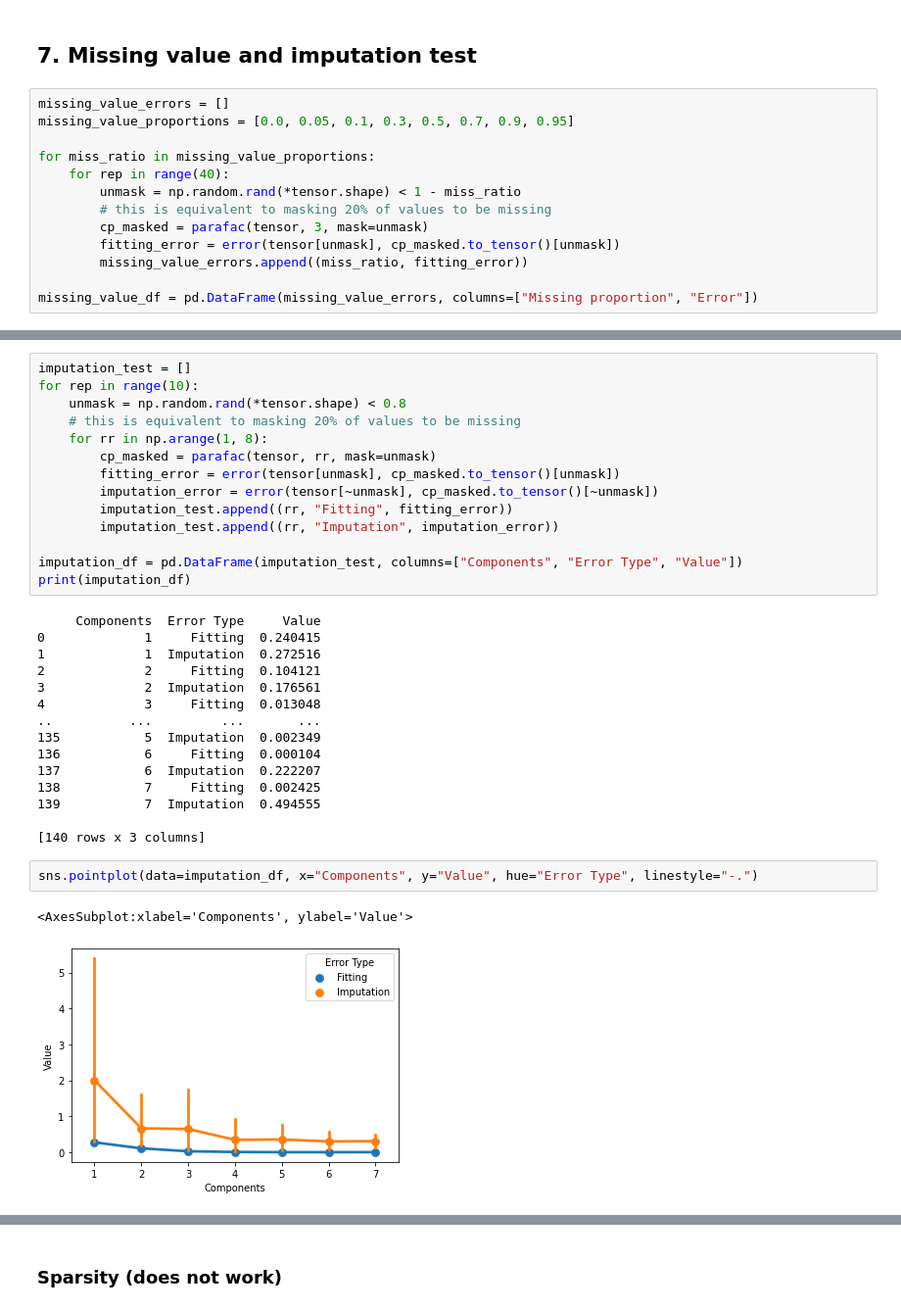
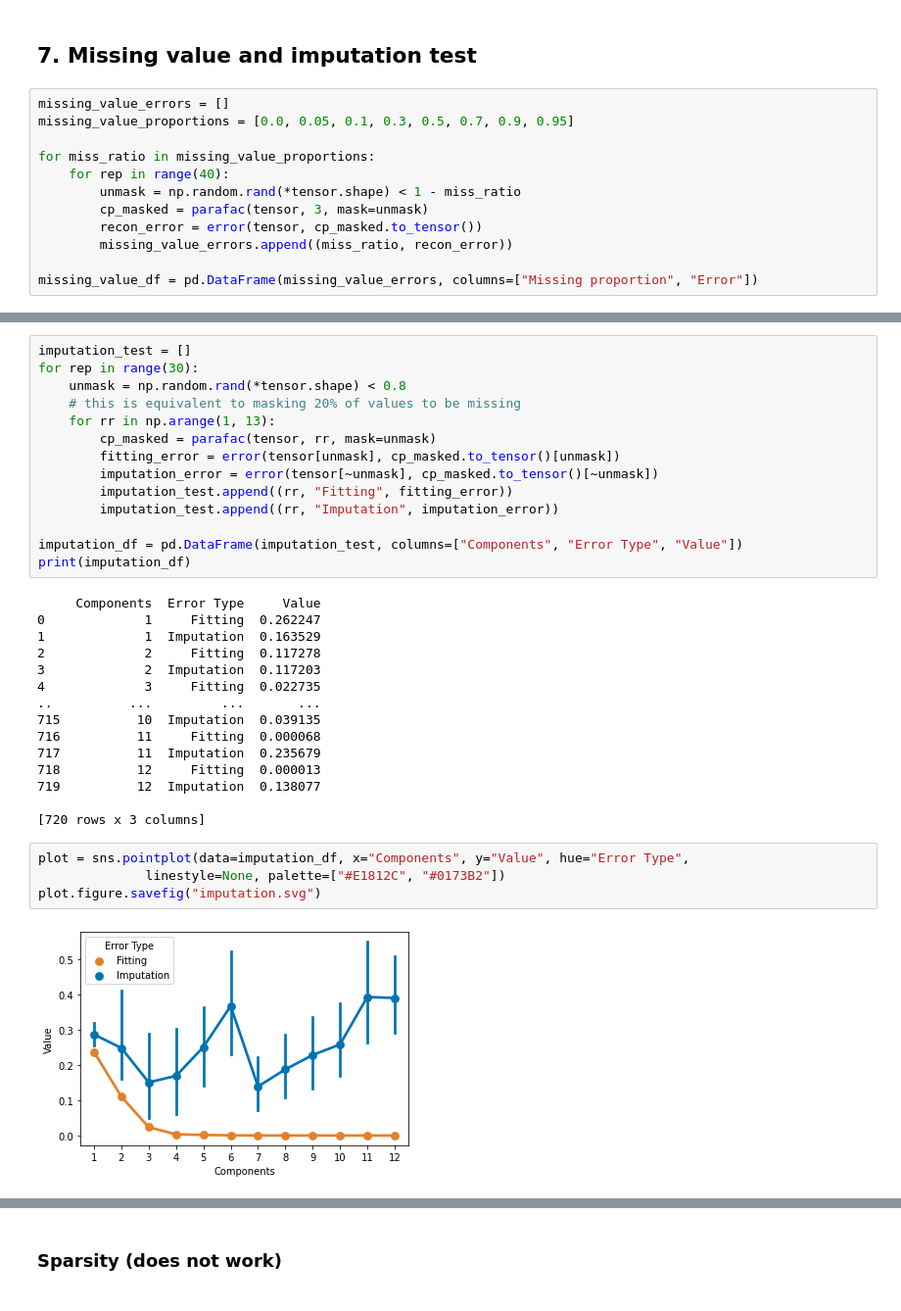
Before and after one commit to meyer-lab/tensor_review, a Jupyter notebook: The structure is the message - preserving experimental context through tensor decomposition.ipynb, the cells around one changed output, grey strips where cells are left out. Shown at 98% size. Saved outputs shown, nothing was run; the diff lists cells and outputs as text.

```diff
--- a/The structure is the message - preserving experimental context through tensor decomposition.ipynb
+++ b/The structure is the message - preserving experimental context through tensor decomposition.ipynb
@@ -367,10 +366,9 @@ missing_value_proportions = [0.0, 0.05, 0.1, 0.3, 0.5, 0.7, 0.9, 0.95]
 for miss_ratio in missing_value_proportions:
     for rep in range(40):
         unmask = np.random.rand(*tensor.shape) < 1 - miss_ratio
-        # this is equivalent to masking 20% of values to be missing
         cp_masked = parafac(tensor, 3, mask=unmask)
-        fitting_error = error(tensor[unmask], cp_masked.to_tensor()[unmask])
-        missing_value_errors.append((miss_ratio, fitting_error))
+        recon_error = error(tensor, cp_masked.to_tensor())
+        missing_value_errors.append((miss_ratio, recon_error))
 
 missing_value_df = pd.DataFrame(missing_value_errors, columns=["Missing proportion", "Error"])
 # %%
@@ -382,9 +381,9 @@ sns.pointplot(data=missing_value_df, x="Missing proportion", y="Error")
 # %%
 imputation_test = []
-for rep in range(10):
+for rep in range(30):
     unmask = np.random.rand(*tensor.shape) < 0.8
     # this is equivalent to masking 20% of values to be missing
-    for rr in np.arange(1, 8):
+    for rr in np.arange(1, 13):
         cp_masked = parafac(tensor, rr, mask=unmask)
         fitting_error = error(tensor[unmask], cp_masked.to_tensor()[unmask])
         imputation_error = error(tensor[~unmask], cp_masked.to_tensor()[~unmask])
@@ -395,21 +394,22 @@ imputation_df = pd.DataFrame(imputation_test, columns=["Components", "Error Type
 print(imputation_df)
 # %% [output]
      Components  Error Type     Value
-0             1     Fitting  0.240415
-1             1  Imputation  0.272516
-2             2     Fitting  0.104121
-3             2  Imputation  0.176561
-4             3     Fitting  0.013048
+0             1     Fitting  0.262247
+1             1  Imputation  0.163529
+2             2     Fitting  0.117278
+3             2  Imputation  0.117203
+4             3     Fitting  0.022735
 ..          ...         ...       ...
-135           5  Imputation  0.002349
-136           6     Fitting  0.000104
-137           6  Imputation  0.222207
-138           7     Fitting  0.002425
-139           7  Imputation  0.494555
+715          10  Imputation  0.039135
+716          11     Fitting  0.000068
+717          11  Imputation  0.235679
+718          12     Fitting  0.000013
+719          12  Imputation  0.138077
 
-[140 rows x 3 columns]
+[720 rows x 3 columns]
 # %%
-sns.pointplot(data=imputation_df, x="Components", y="Value", hue="Error Type", linestyle="-.")
+plot = sns.pointplot(data=imputation_df, x="Components", y="Value", hue="Error Type",
+              linestyle=None, palette=["#E1812C", "#0173B2"])
+plot.figure.savefig("imputation.svg")
 # %% [output]
-<AxesSubplot:xlabel='Components', ylabel='Value'>
-[figure, old version]
+[figure, new version]
```
Also changed, not shown: parts of 6 cells of this notebook.
